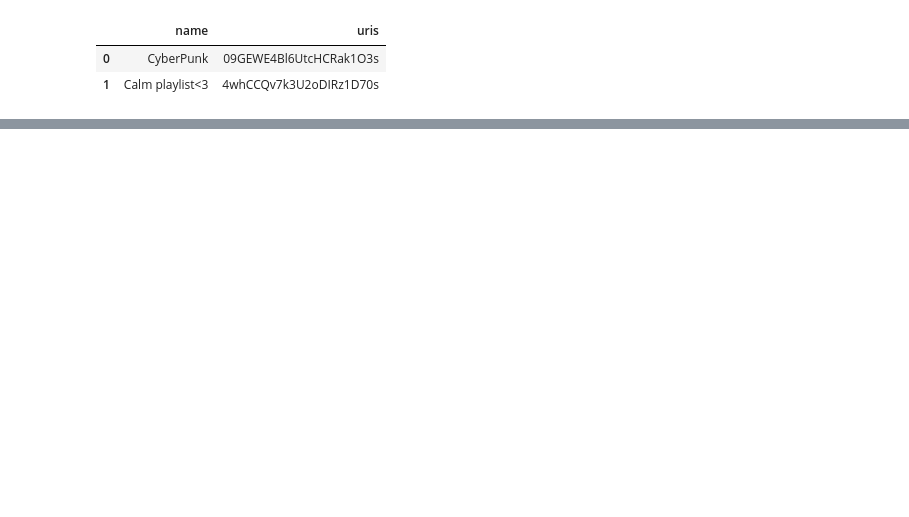
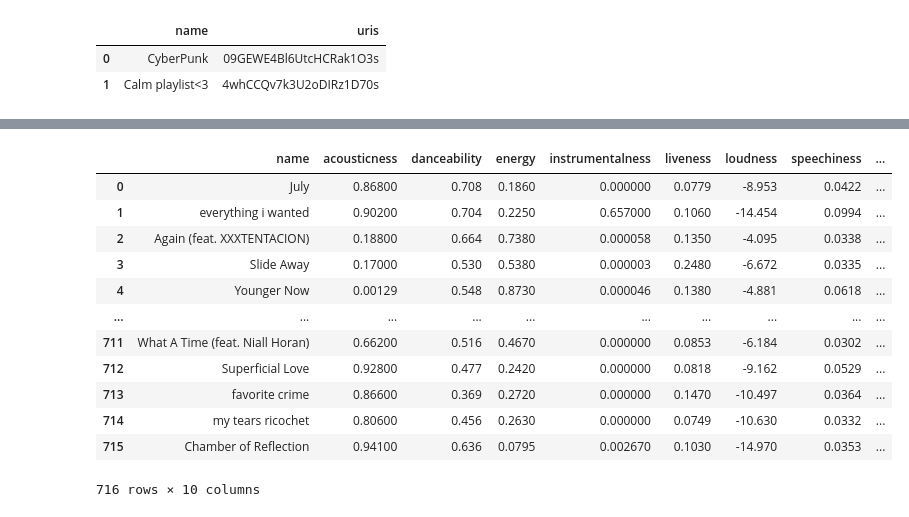
Before and after one commit to chriskontsis/AiTunes, a Jupyter notebook: Reccomender/SongRec.ipynb, the cells around one changed output, grey strips where cells are left out. Saved outputs shown, nothing was run; the diff lists cells and outputs as text; code cells hidden in the pictures; blank space fills up the shorter version.

```diff
--- a/Reccomender/SongRec.ipynb
+++ b/Reccomender/SongRec.ipynb
@@ -437,0 +120,18 @@ NameError: name 'energetic_df' is not defined
+# %%
+sad_df_from_csv = pd.read_csv('./Data/song-data/sad_df.csv')
+sad_features = spotify_wrapper.getFeatures(sad_df_from_csv)
+sad_features
+# %% [output]
+|  | name | acousticness | danceability | energy | instrumentalness | liveness | loudness | speechiness | ... |
+| 0 | July | 0.86800 | 0.708 | 0.1860 | 0.000000 | 0.0779 | -8.953 | 0.0422 | ... |
+| 1 | everything i wanted | 0.90200 | 0.704 | 0.2250 | 0.657000 | 0.1060 | -14.454 | 0.0994 | ... |
+| 2 | Again (feat. XXXTENTACION) | 0.18800 | 0.664 | 0.7380 | 0.000058 | 0.1350 | -4.095 | 0.0338 | ... |
+| 3 | Slide Away | 0.17000 | 0.530 | 0.5380 | 0.000003 | 0.2480 | -6.672 | 0.0335 | ... |
+| 4 | Younger Now | 0.00129 | 0.548 | 0.8730 | 0.000046 | 0.1380 | -4.881 | 0.0618 | ... |
+| ... | ... | ... | ... | ... | ... | ... | ... | ... | ... |
+| 711 | What A Time (feat. Niall Horan) | 0.66200 | 0.516 | 0.4670 | 0.000000 | 0.0853 | -6.184 | 0.0302 | ... |
+| 712 | Superficial Love | 0.92800 | 0.477 | 0.2420 | 0.000000 | 0.0818 | -9.162 | 0.0529 | ... |
+| 713 | favorite crime | 0.86600 | 0.369 | 0.2720 | 0.000000 | 0.1470 | -10.497 | 0.0364 | ... |
+| 714 | my tears ricochet | 0.80600 | 0.456 | 0.2630 | 0.000000 | 0.0749 | -10.630 | 0.0332 | ... |
+| 715 | Chamber of Reflection | 0.94100 | 0.636 | 0.0795 | 0.002670 | 0.1030 | -14.970 | 0.0353 | ... |
+716 rows × 10 columns
```
Also changed, not shown: parts of 31 cells of this notebook, 8 other files.
